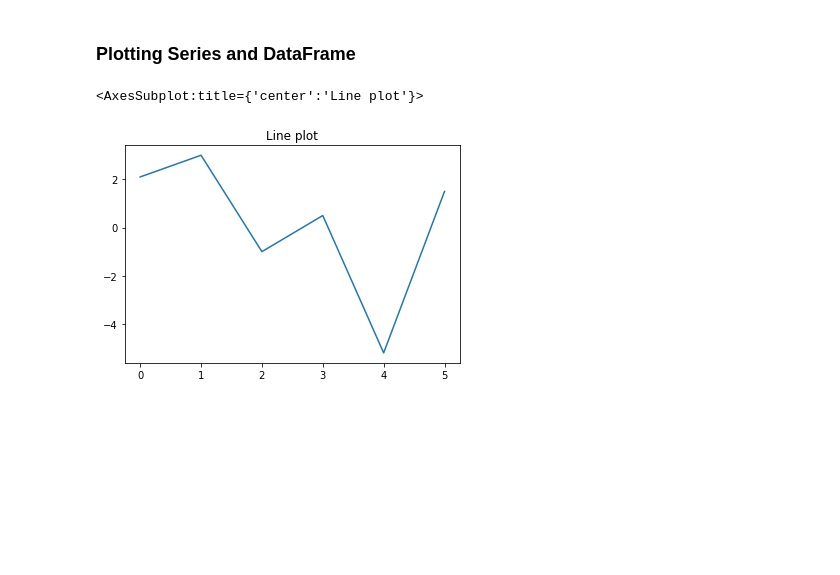
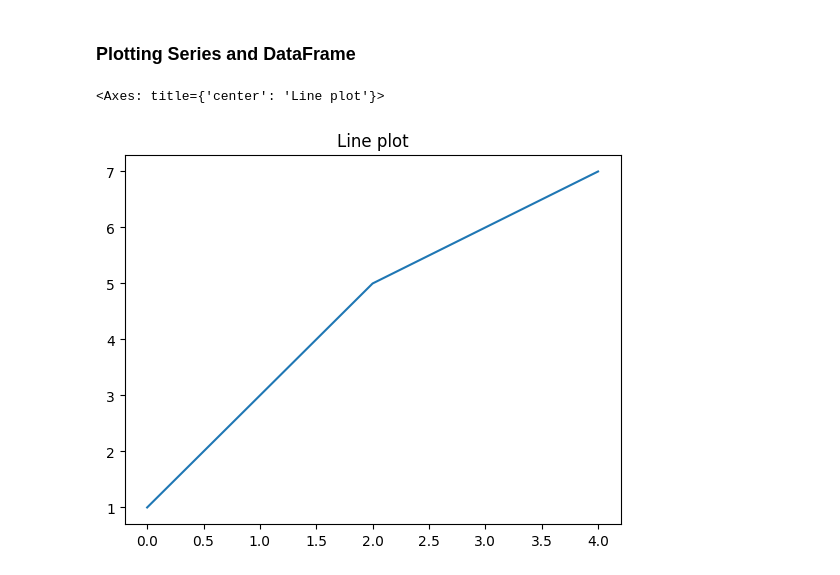
Before and after one commit to aleqrt/pcto, a Jupyter notebook: notebook/0_Python-Numpy-Pandas-Matplotlib.ipynb, the cells around one changed output. Saved outputs shown, nothing was run; the diff lists cells and outputs as text; code cells hidden in the pictures; blank space fills up the shorter version.

```diff
--- a/notebook/0_Python-Numpy-Pandas-Matplotlib.ipynb
+++ b/notebook/0_Python-Numpy-Pandas-Matplotlib.ipynb
@@ -949,11 +667,11 @@ dtype: float64
 # %% [markdown]
 ### Plotting Series and DataFrame
 # %%
-s = pd.Series([2.1, 3., -1., 0.5, -5.2, 1.5])
-s.plot(kind='line', title='Line plot')
+ser = pd.Series([1, 3, 5, 6, 7])
+ser.plot(kind='line', title='Line plot')
 # %% [output]
-<AxesSubplot:title={'center':'Line plot'}>
+<Axes: title={'center': 'Line plot'}>
-[figure, old version]
+[figure, new version]
 # %%
 my_dict = {'names': ['Nick', 'Jess', 'Winston', 'Schmidt', 'Cece'],
         'births': [150, 200, 100, 50, 70]}
```
Also changed, not shown: parts of 272 cells of this notebook, 1 other file.
